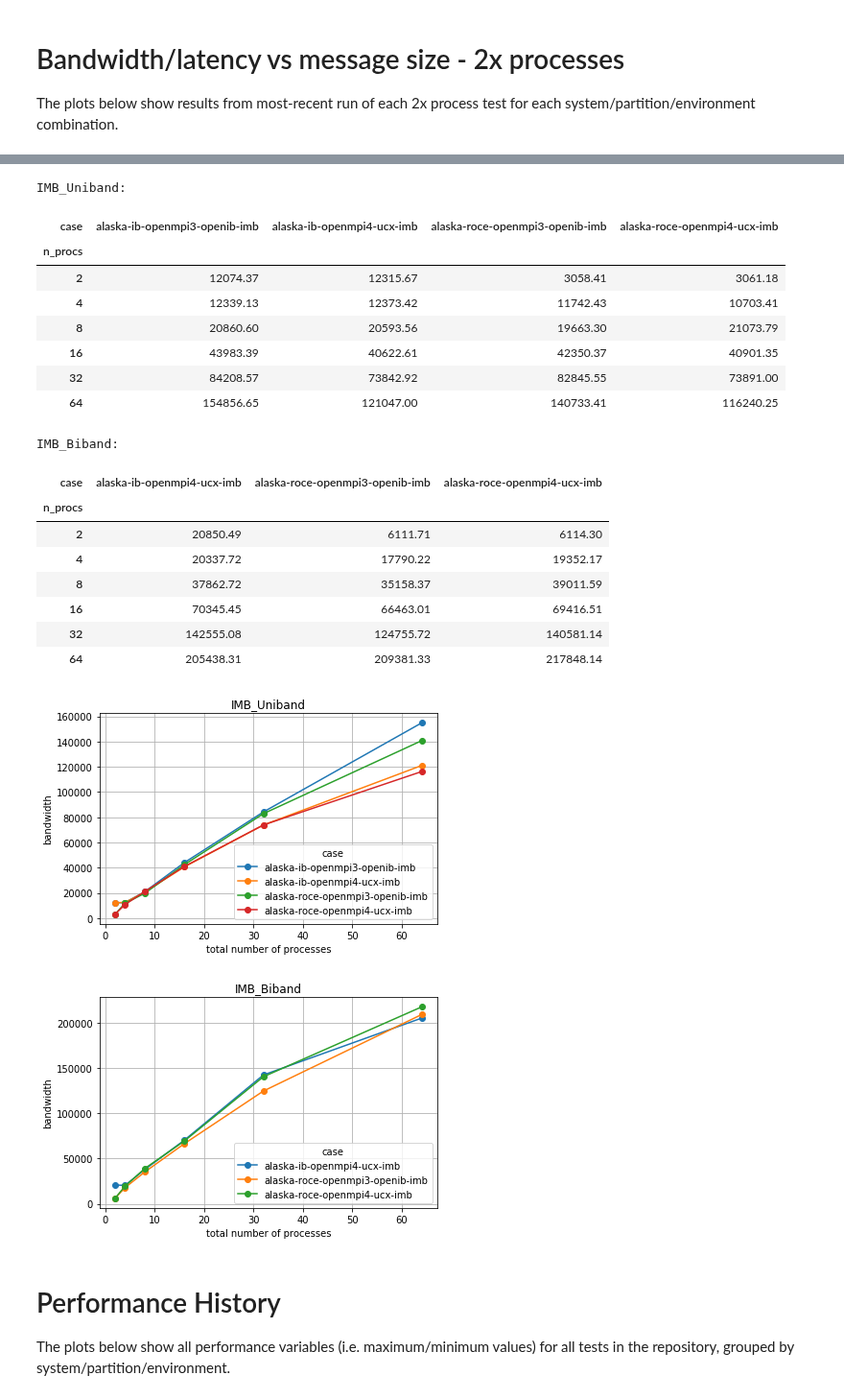
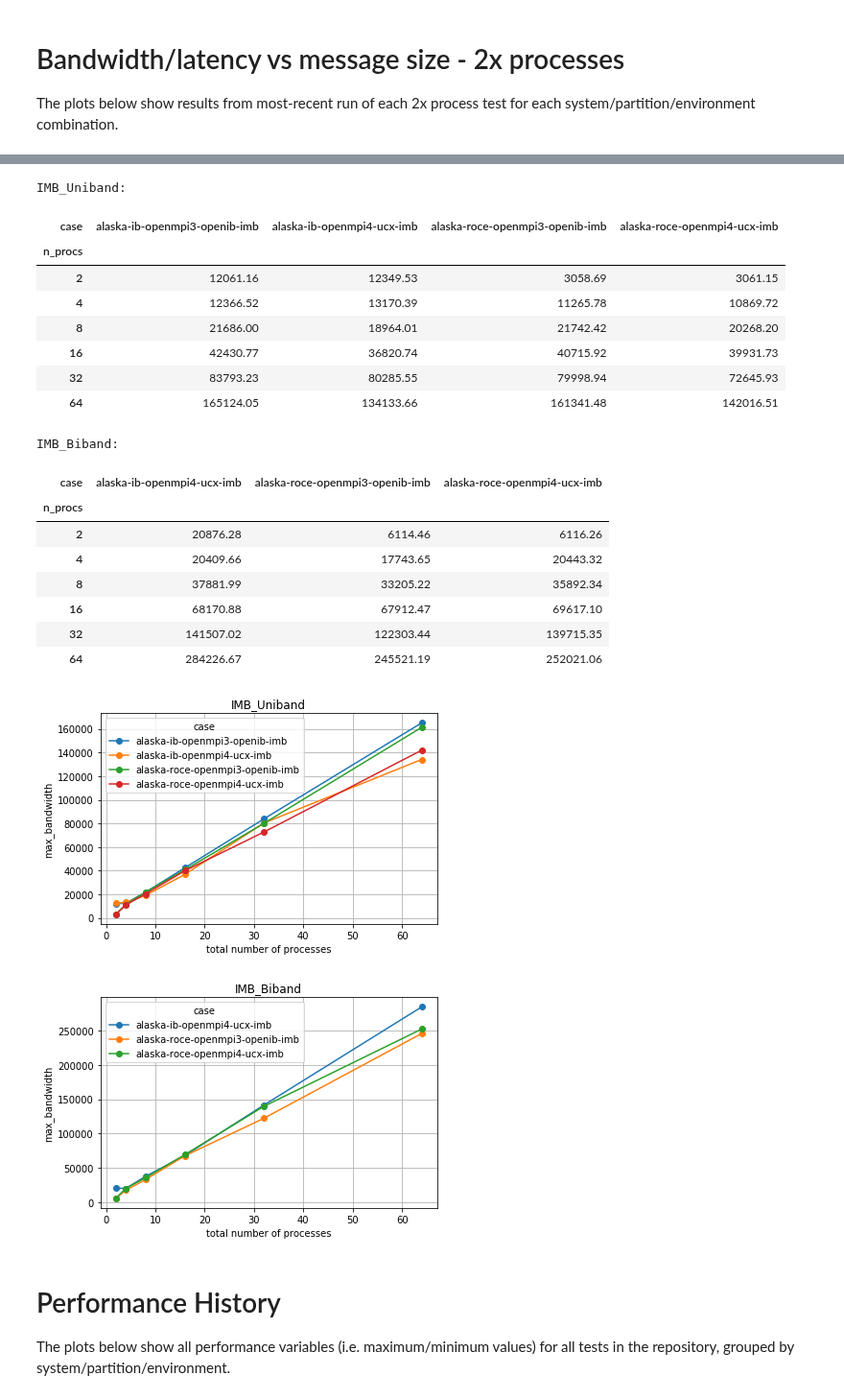
Before and after one commit to ukri-excalibur/excalibur-tests, a Jupyter notebook: imb/IMB.ipynb, the cells around one changed output, grey strips where cells are left out. Shown at 96% size. Cells and saved outputs as stored; diff of their text form; code cells hidden in the pictures.

Commit message:
update IMB plots to use max_bandwidth

```diff
--- a/imb/IMB.ipynb
+++ b/imb/IMB.ipynb
@@ -63,46 +63,44 @@ The plots below are for the most-recent test on each system/partition/environmen
 
 In each case all tests were run on two nodes.
 # %%
-# TODO: Add max bandwidth vs n-process plots
-
 for test in ['IMB_Uniband', 'IMB_Biband']:
 
     # load perf records:
     perf_records = modules.utils.load_perf_logs('../perflogs', test, '.log')
 
     # calculate number of processes (=tasks):
     perf_records['n_procs'] = [int(tn.rsplit('_')[-1]) for tn in perf_records['testname']]
 
     # plot/tabulate:
-    table = modules.plots.tabulate_last_perf_vs(perf_records, 'n_procs', 'bandwidth')
+    table = modules.plots.tabulate_last_perf_vs(perf_records, 'n_procs', 'max_bandwidth')
     ax = table.plot(grid=True, style='o-')
     ax.set_xlabel('total number of processes')
-    ax.set_ylabel('bandwidth')
+    ax.set_ylabel('max_bandwidth')
     ax.set_title(test)
     plt.tight_layout()
     print('%s:' % test)
     display(HTML(table.to_html()))
 # %% [output]
 IMB_Uniband:
 | case | alaska-ib-openmpi3-openib-imb | alaska-ib-openmpi4-ucx-imb | alaska-roce-openmpi3-openib-imb | alaska-roce-openmpi4-ucx-imb |
 | n_procs |  |  |  |  |
-| 2 | 12074.37 | 12315.67 | 3058.41 | 3061.18 |
-| 4 | 12339.13 | 12373.42 | 11742.43 | 10703.41 |
-| 8 | 20860.60 | 20593.56 | 19663.30 | 21073.79 |
-| 16 | 43983.39 | 40622.61 | 42350.37 | 40901.35 |
-| 32 | 84208.57 | 73842.92 | 82845.55 | 73891.00 |
-| 64 | 154856.65 | 121047.00 | 140733.41 | 116240.25 |
+| 2 | 12061.16 | 12349.53 | 3058.69 | 3061.15 |
+| 4 | 12366.52 | 13170.39 | 11265.78 | 10869.72 |
+| 8 | 21686.00 | 18964.01 | 21742.42 | 20268.20 |
+| 16 | 42430.77 | 36820.74 | 40715.92 | 39931.73 |
+| 32 | 83793.23 | 80285.55 | 79998.94 | 72645.93 |
+| 64 | 165124.05 | 134133.66 | 161341.48 | 142016.51 |
 IMB_Biband:
 | case | alaska-ib-openmpi4-ucx-imb | alaska-roce-openmpi3-openib-imb | alaska-roce-openmpi4-ucx-imb |
 | n_procs |  |  |  |
-| 2 | 20850.49 | 6111.71 | 6114.30 |
-| 4 | 20337.72 | 17790.22 | 19352.17 |
-| 8 | 37862.72 | 35158.37 | 39011.59 |
-| 16 | 70345.45 | 66463.01 | 69416.51 |
-| 32 | 142555.08 | 124755.72 | 140581.14 |
-| 64 | 205438.31 | 209381.33 | 217848.14 |
+| 2 | 20876.28 | 6114.46 | 6116.26 |
+| 4 | 20409.66 | 17743.65 | 20443.32 |
+| 8 | 37881.99 | 33205.22 | 35892.34 |
+| 16 | 68170.88 | 67912.47 | 69617.10 |
+| 32 | 141507.02 | 122303.44 | 139715.35 |
+| 64 | 284226.67 | 245521.19 | 252021.06 |
-[figure, old version]
+[figure, new version]
-[figure, old version]
+[figure, new version]
 # %% [markdown]
 # Performance History
 
```
Also changed, not shown: parts of 3 cells of this notebook.
